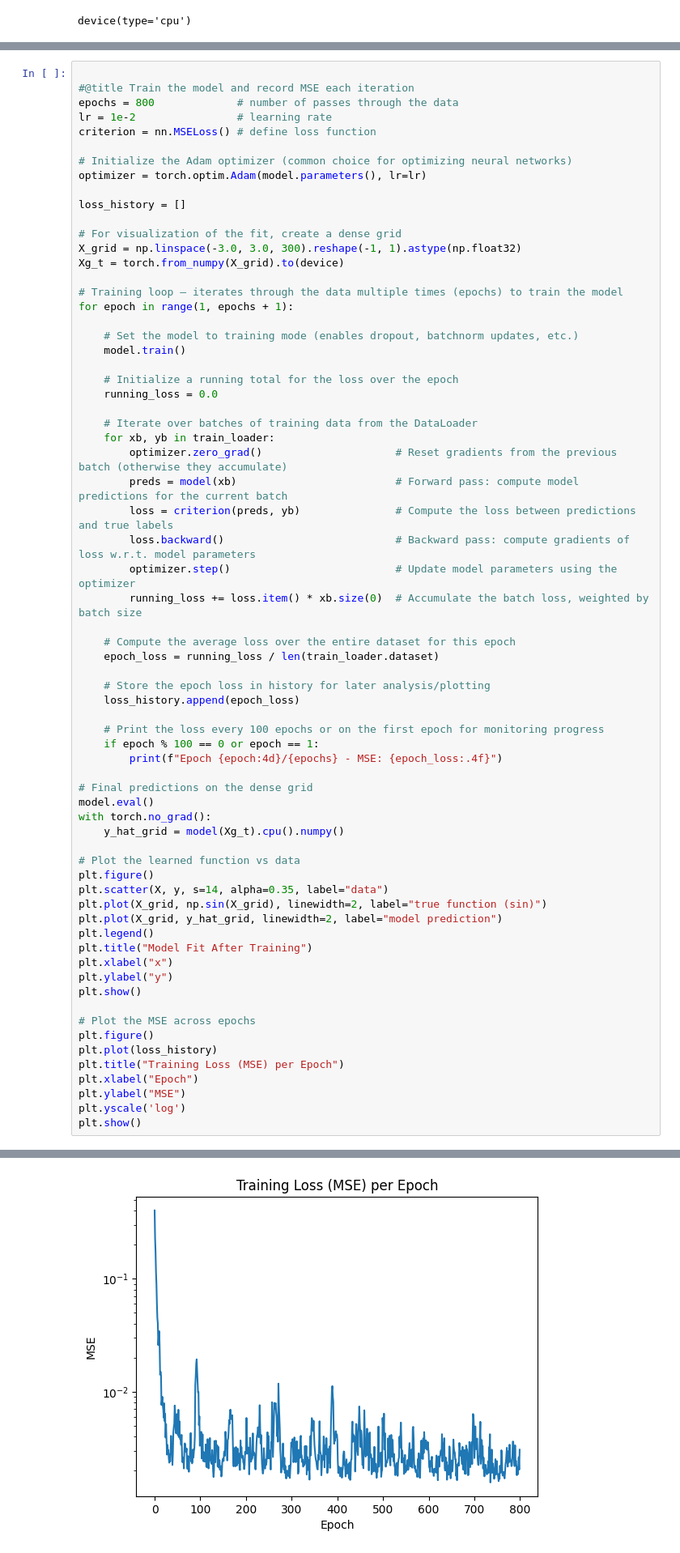
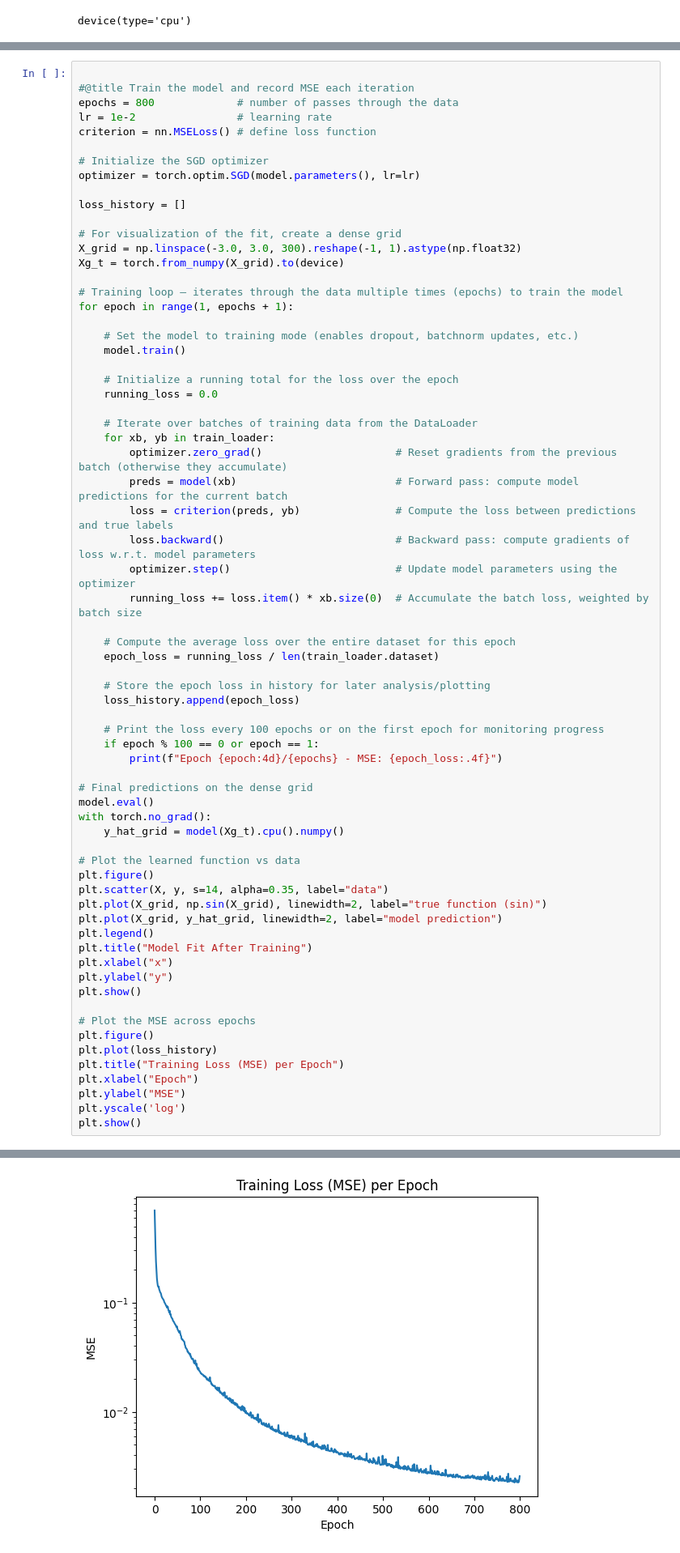
Before and after one commit to emiresenov/SESBC-Webinar, a Jupyter notebook: SESBC_Webinar_Emir_Esenov.ipynb, the cells around one changed output, grey strips where cells are left out. Shown at 81% size. Saved outputs shown, nothing was run; the diff lists cells and outputs as text.

```diff
--- a/SESBC_Webinar_Emir_Esenov.ipynb
+++ b/SESBC_Webinar_Emir_Esenov.ipynb
@@ -121,8 +121,8 @@ epochs = 800             # number of passes through the data
 lr = 1e-2                # learning rate
 criterion = nn.MSELoss() # define loss function
 
-# Initialize the Adam optimizer (common choice for optimizing neural networks)
-optimizer = torch.optim.Adam(model.parameters(), lr=lr)
+# Initialize the SGD optimizer
+optimizer = torch.optim.SGD(model.parameters(), lr=lr)
 
 loss_history = []
 
@@ -196,4 +196,4 @@ Epoch  800/800 - MSE: 0.0031
-[figure, old version]
+[figure, new version]
 # %% [markdown]
 ## Exercises
 - Play around with the size of the neural network (amound of layers and number of neurons in the hidden layers) and rerun the code blocks. How does it affect the results of the neural network?
```
Also changed, not shown: parts of 7 cells of this notebook.
